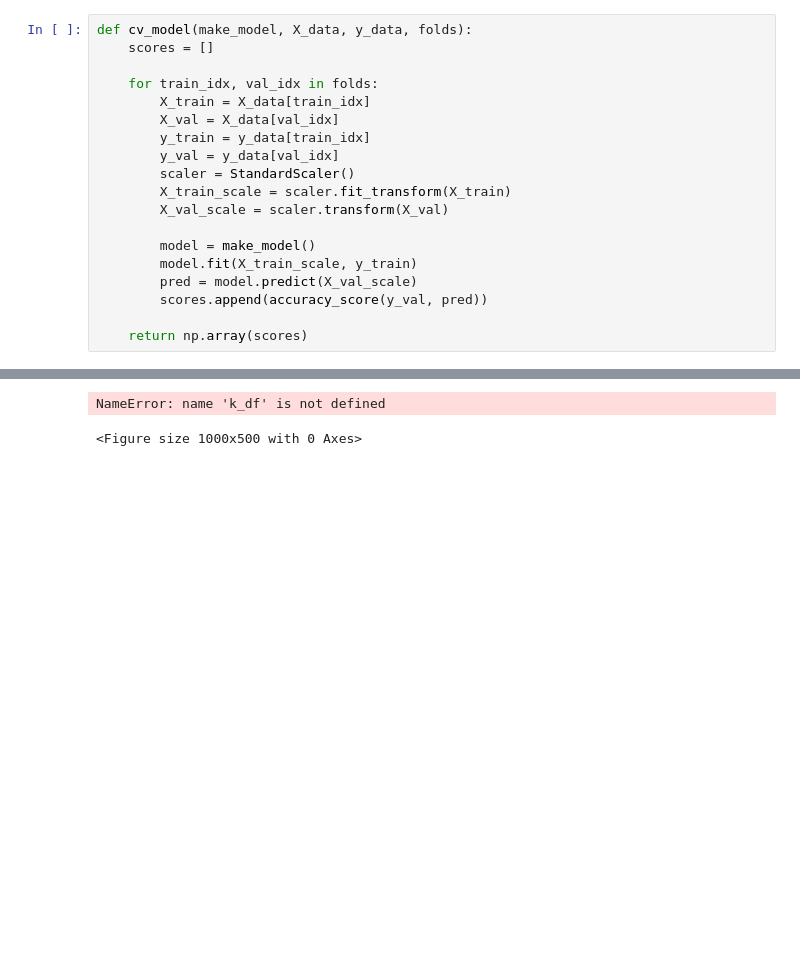
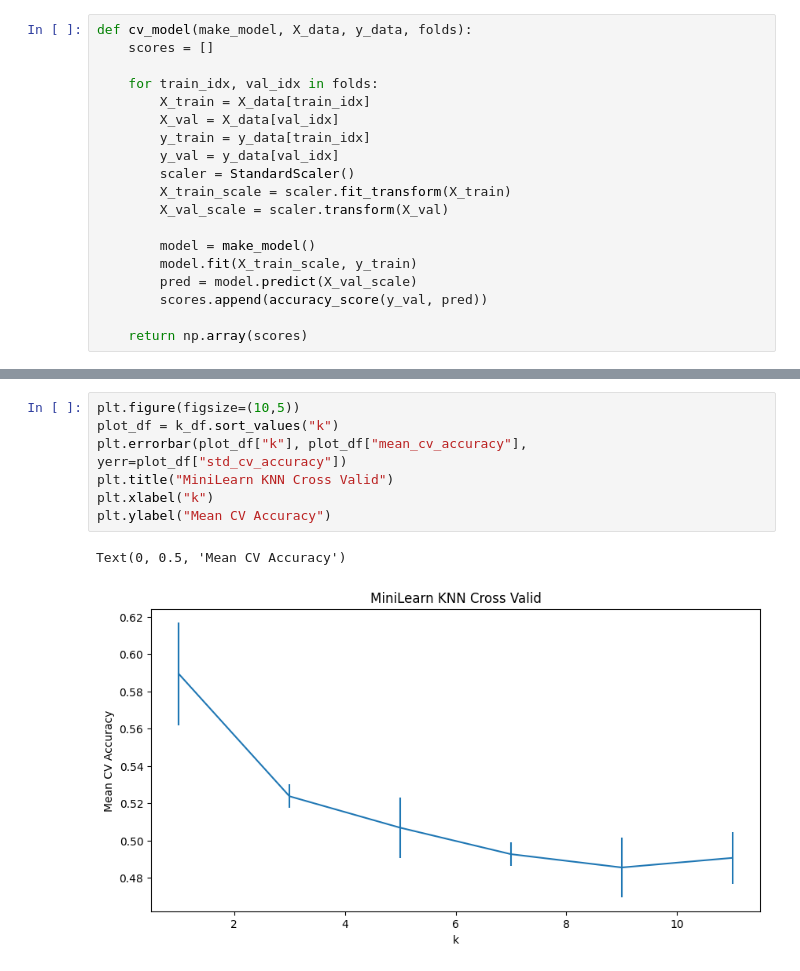
Before and after one commit to daley-tyler/Project_CSE432-532, a Jupyter notebook: SER_Project/notebooks/Model_Validation_10.ipynb, the cells around one changed output, grey strips where cells are left out. Drawn from its saved outputs; the diff is of its cells as text; blank space fills up the shorter version.

Commit message:
reset and week 10 working, made quick plot

```diff
--- a/SER_Project/notebooks/Model_Validation_10.ipynb
+++ b/SER_Project/notebooks/Model_Validation_10.ipynb
@@ -112,4 +119,10 @@ NameError: name 'folds' is not defined
 # %%
+plt.figure(figsize=(10,5))
+plot_df = k_df.sort_values("k")
+plt.errorbar(plot_df["k"], plot_df["mean_cv_accuracy"], yerr=plot_df["std_cv_accuracy"])
+plt.title("MiniLearn KNN Cross Valid")
+plt.xlabel("k")
+plt.ylabel("Mean CV Accuracy")
 # %% [output]
-NameError: name 'k_df' is not defined
+Text(0, 0.5, 'Mean CV Accuracy')
-<Figure size 1000x500 with 0 Axes>
+[figure, added]
```
Also changed, not shown: parts of 3 cells of this notebook.
